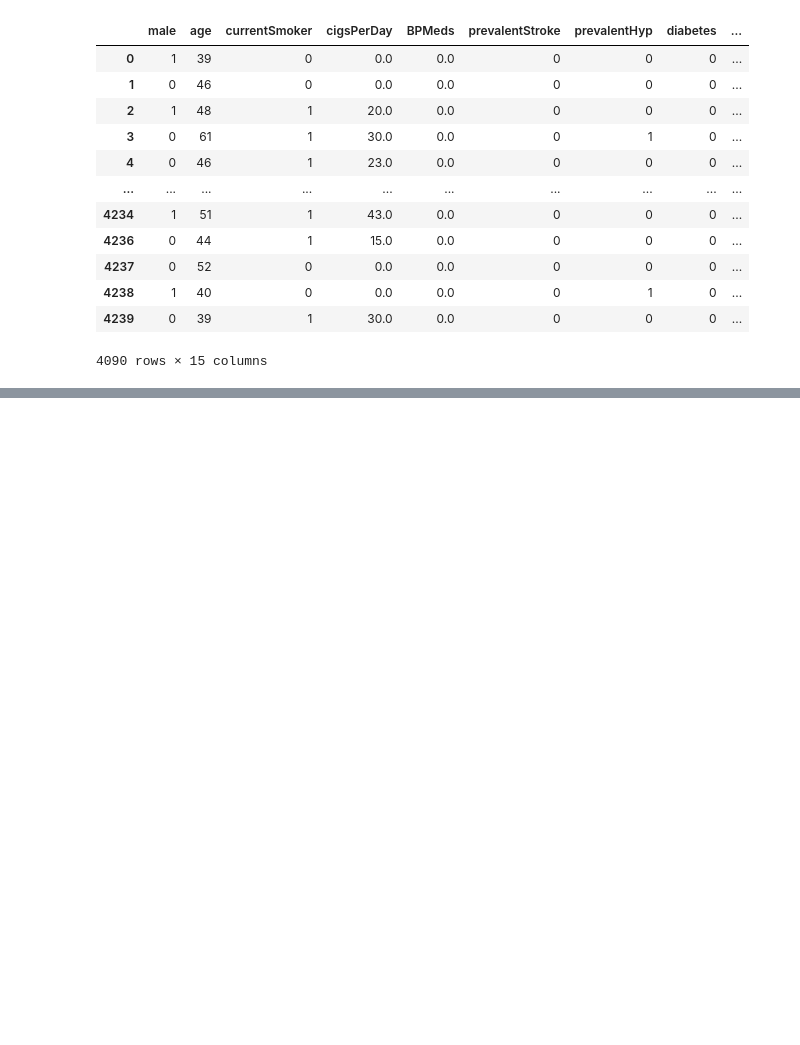
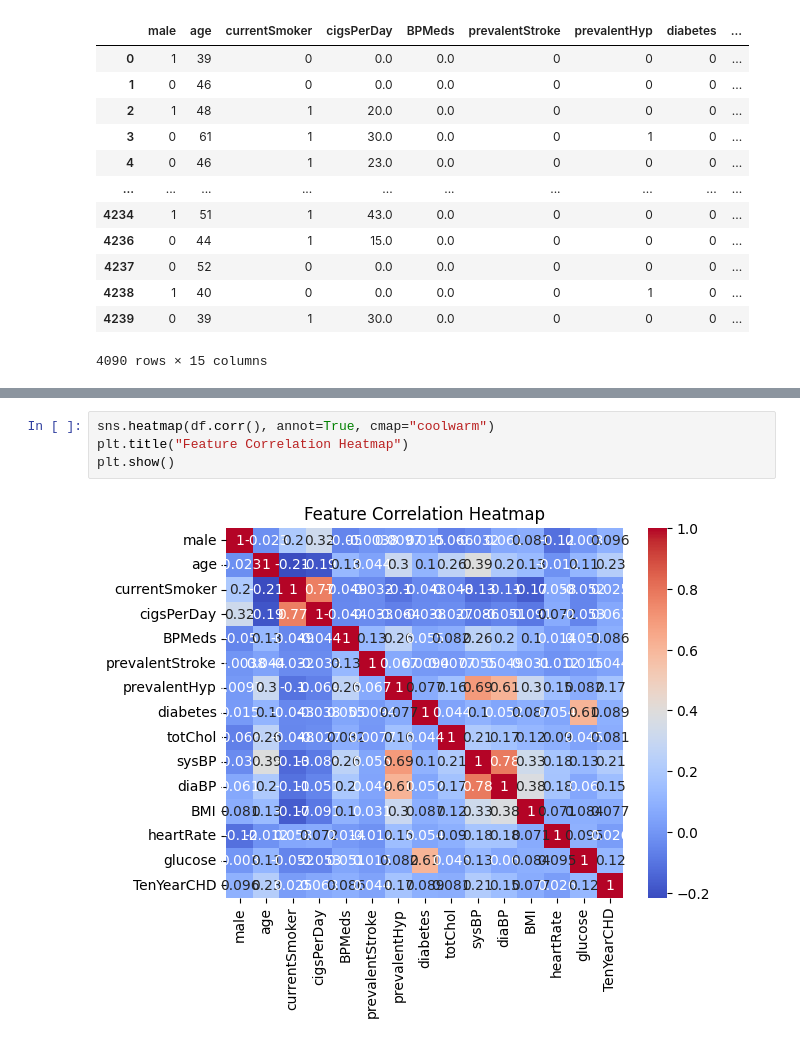
Before and after one commit to Nazihahaha/Coronary-Heart-Disease-Prediction, a Jupyter notebook: main.ipynb, the cells around one changed output, grey strips where cells are left out. Cells and saved outputs as stored; diff of their text form; blank space fills up the shorter version.

```diff
--- a/main.ipynb
+++ b/main.ipynb
@@ -123,0 +132,6 @@ dtype: int64
+# %%
+sns.heatmap(df.corr(), annot=True, cmap="coolwarm")
+plt.title("Feature Correlation Heatmap")
+plt.show()
+# %% [output]
+[figure, added]
```
Also changed, not shown: parts of 5 cells of this notebook.
